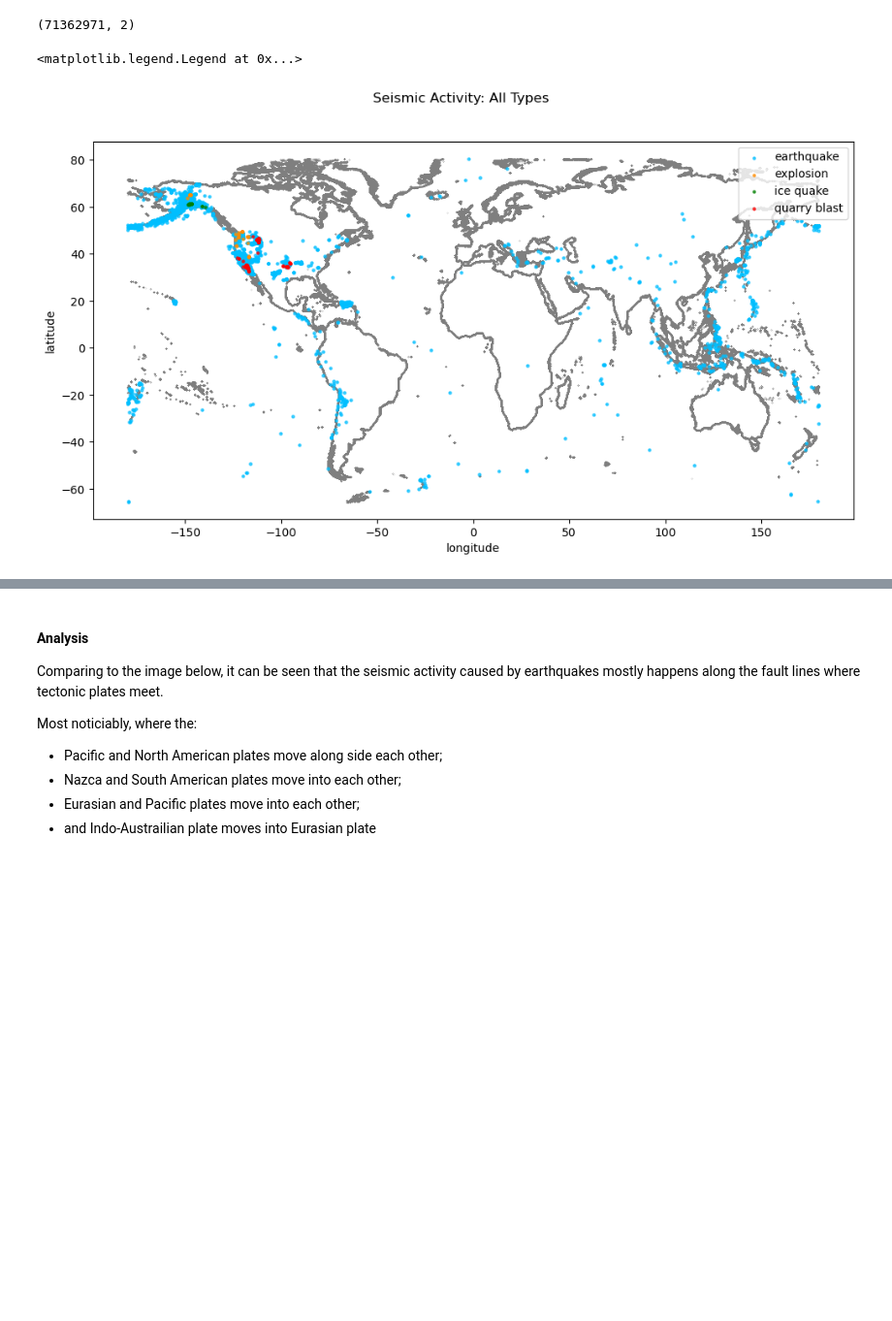
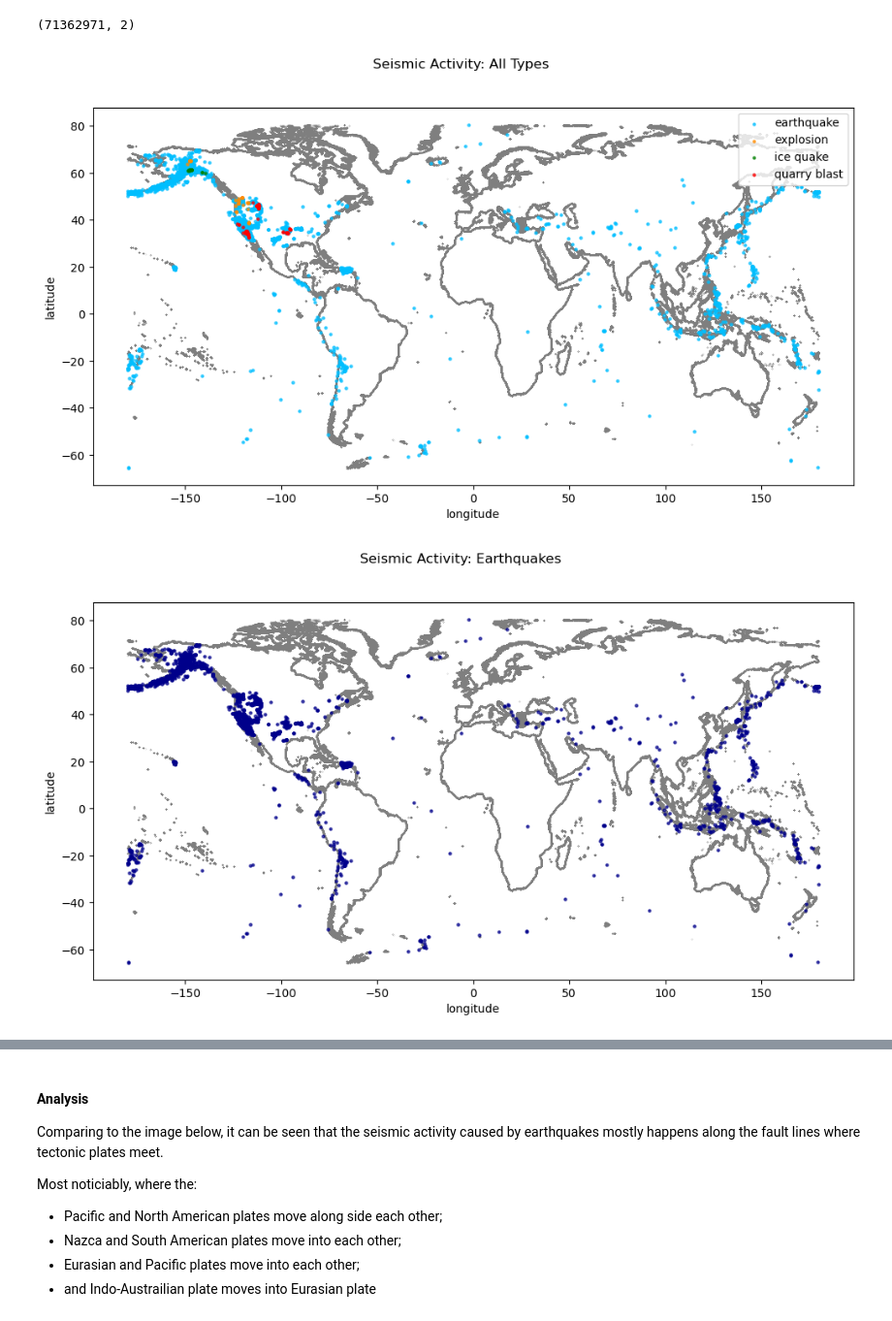
Before and after one commit to ADPriceless/TheDeveloperAcademy_Assignments5and6, a Jupyter notebook: assignment5.ipynb, the cells around one changed output, grey strips where cells are left out. Shown: that part at 97% size. Cells and saved outputs as stored; diff of their text form; code cells hidden in the pictures; blank space fills up the shorter version.

```diff
--- a/assignment5.ipynb
+++ b/assignment5.ipynb
@@ -284,6 +291,30 @@ fig.suptitle('Seismic Activity: All Types')
 plt.xlabel('longitude')
 plt.ylabel('latitude')
 plt.legend(handles=handles, loc='upper right')
+if SAVE_IMAGES:
+    fig.savefig('img/seismic_activity.png')
 # %% [output]
-<matplotlib.legend.Legend at 0x...>
 [figure]
+# %%
+# plot coastlines
+fig = plt.figure(figsize=(12, 6))
+plt.scatter(points[:, 0], points[:, 1], s=0.01, c='tab:gray', alpha=0.1)
+
+# plot earthquakes only
+plt.scatter(
+    earthquake['longitude'].where(earthquake['type'] == 'earthquake').dropna(),
+    earthquake['latitude'].where(earthquake['type'] == 'earthquake').dropna(),
+    s=5.0,
+    c=mcolors.CSS4_COLORS['darkblue'],
+    alpha=0.7,
+    label='Earthquakes'
+)
+
+fig.suptitle('Seismic Activity: Earthquakes')
+plt.xlabel('longitude')
+plt.ylabel('latitude')
+# plt.legend(handles=handles, loc='upper right')
+if SAVE_IMAGES:
+    fig.savefig('img/earthquake_activity.png')
+# %% [output]
+[figure, added]
```
Also changed, not shown: parts of 11 cells of this notebook, 1 other file.
